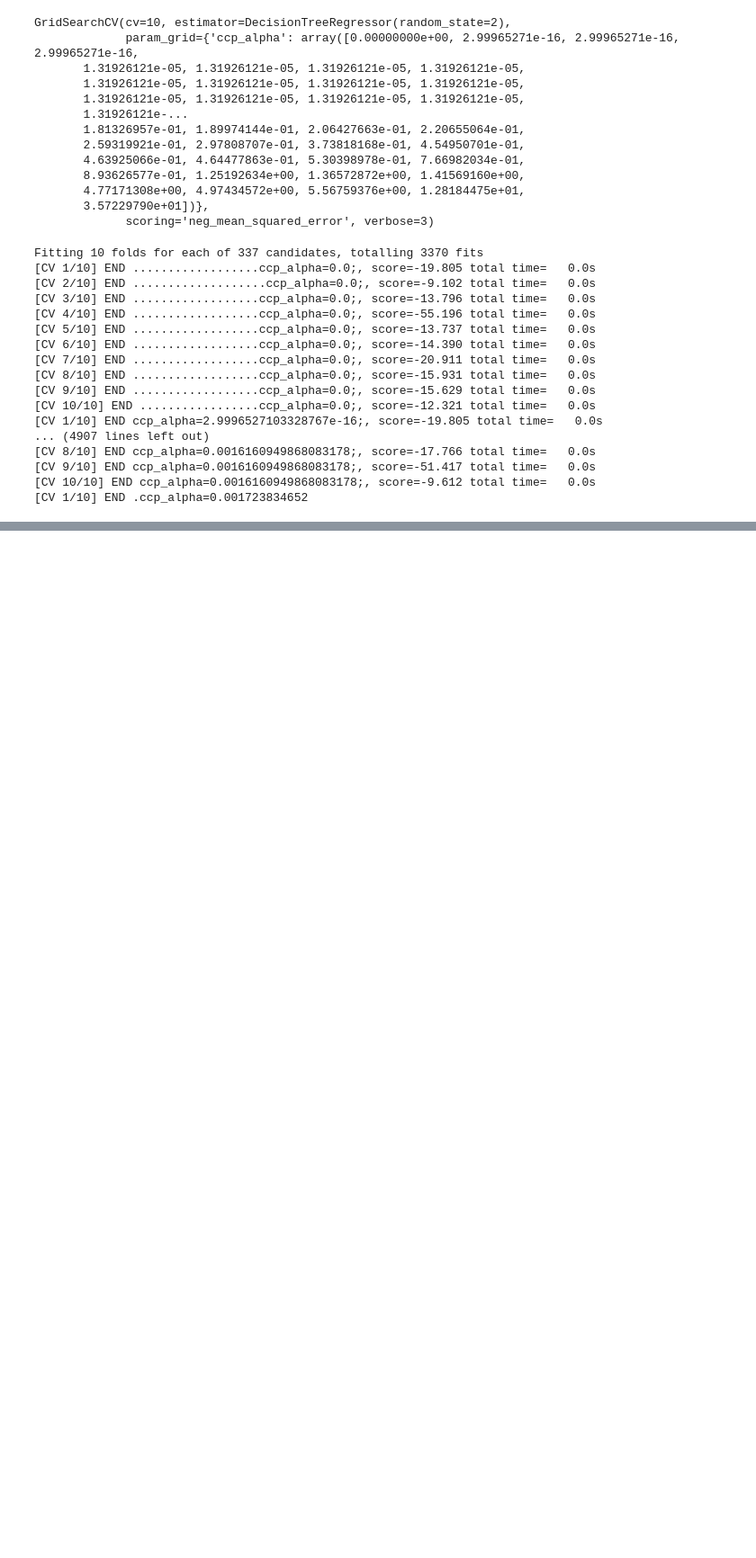
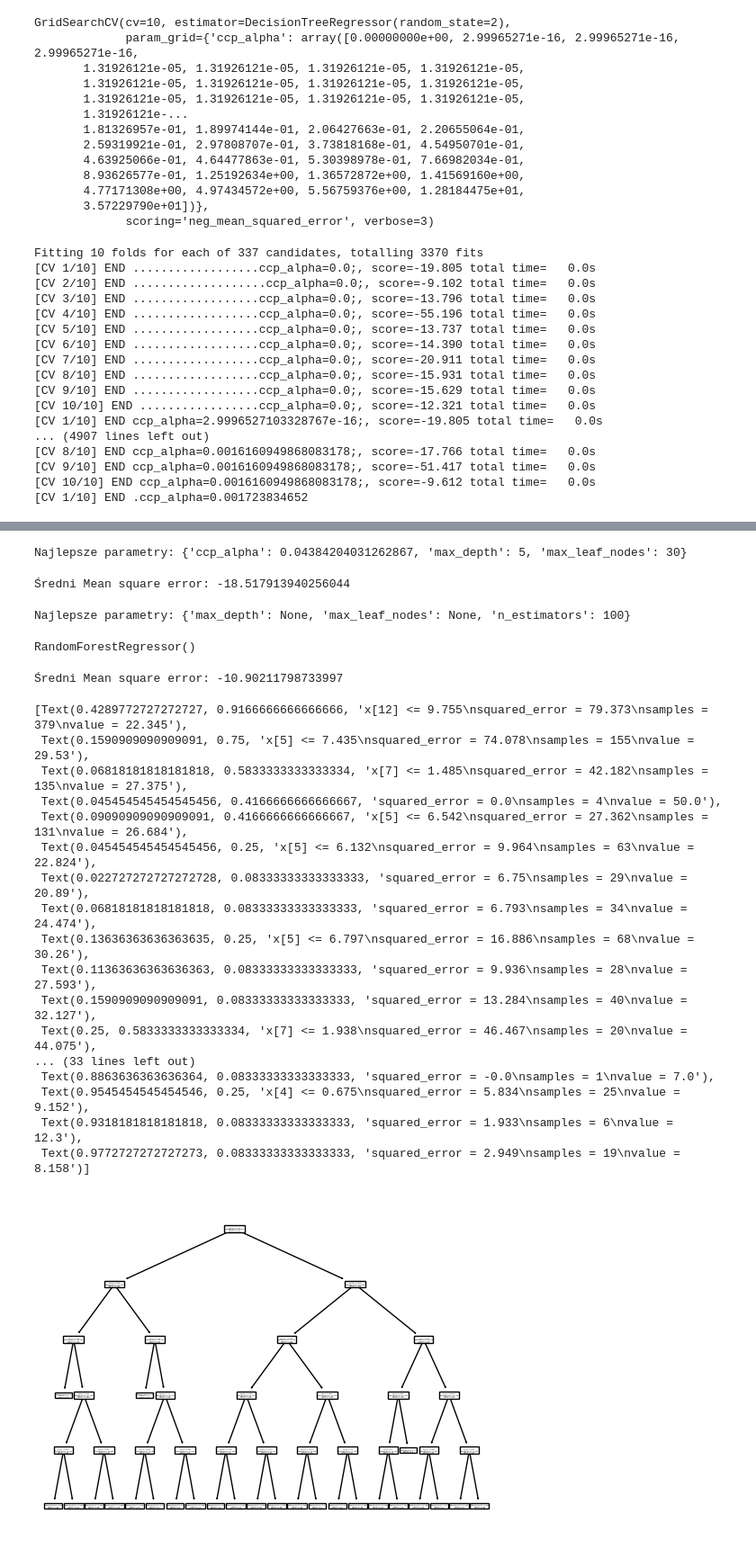
Before and after one commit to MichalBrodackiPJA/Eksploracja-i-Wizualizacja-Danych, a Jupyter notebook: Ćwiczenia 5/Lab - Drzewa.ipynb, the cells around one changed output, grey strips where cells are left out. Shown at 90% size. Cells and saved outputs as stored; diff of their text form; code cells hidden in the pictures; blank space fills up the shorter version.

```diff
--- a/Ćwiczenia 5/Lab - Drzewa.ipynb
+++ b/Ćwiczenia 5/Lab - Drzewa.ipynb
@@ -336,0 +415,71 @@ print("Ilość liści dla początkowego drzewa to", Tree.get_n_leaves())
+# %%
+# Ustawienie zakresu ccp_alpha w parametrze siatki
+param_grid = {
+    'ccp_alpha': ccp_alphas,
+    'max_depth': [None, 5, 10, 15],  # dostosuj zakres wartości
+    'max_leaf_nodes': [None, 10, 20, 30]  # dostosuj zakres wartości
+}
+
+# Przeprowadzenie przeszukiwania siatki
+GridTree = GridSearchCV(Tree, param_grid, cv=5, scoring='neg_mean_squared_error', refit=True) #10 to za długo
+GridTree.fit(X_train, y_train)
+
+# Wydrukowanie najlepszych parametrów
+print("Najlepsze parametry:", GridTree.best_params_)
+# %% [output]
+Najlepsze parametry: {'ccp_alpha': 0.04384204031262867, 'max_depth': 5, 'max_leaf_nodes': 30}
+# %%
+BestTree = DecisionTreeRegressor(ccp_alpha=0.043842, max_depth=5, max_leaf_nodes=30)
+BestTree.fit(X_train,y_train)
+
+precision_scores = cross_val_score(Tree, X_train, y_train, cv=10,scoring='neg_mean_squared_error')
+print("Średni Mean square error:", precision_scores.mean()) #???
+# %% [output]
+Średni Mean square error: -18.517913940256044
+# %%
+# Ustawienie zakresu ccp_alpha w parametrze siatki
+param_grid = {
+    'n_estimators': [10, 50, 100],  # dostosuj zakres wartości
+    'max_depth': [None, 3, 6, 9],  # dostosuj zakres wartości
+    'max_leaf_nodes': [None, 5, 10, 15]  # dostosuj zakres wartości
+}
+
+# Przeprowadzenie przeszukiwania siatki
+clf = GridSearchCV(RandomForestRegressor(), param_grid, cv=4, scoring='neg_mean_squared_error', refit=True)
+clf.fit(X_train, y_train)
+
+# Wydrukowanie najlepszych parametrów
+print("Najlepsze parametry:", clf.best_params_)
+# %% [output]
+Najlepsze parametry: {'max_depth': None, 'max_leaf_nodes': None, 'n_estimators': 100}
+# %%
+BestForest = RandomForestRegressor(max_depth=None, max_leaf_nodes=None, n_estimators=100)
+BestForest.fit(X_train,y_train)
+# %% [output]
+RandomForestRegressor()
+# %%
+precision_scores = cross_val_score(BestForest, X_train, y_train, cv=10,scoring='neg_mean_squared_error')
+print("Średni Mean square error:", precision_scores.mean())
+# %% [output]
+Średni Mean square error: -10.90211798733997
+# %%
+plot_tree(BestTree)
+# %% [output]
+[Text(0.4289772727272727, 0.9166666666666666, 'x[12] <= 9.755\nsquared_error = 79.373\nsamples = 379\nvalue = 22.345'),
+ Text(0.1590909090909091, 0.75, 'x[5] <= 7.435\nsquared_error = 74.078\nsamples = 155\nvalue = 29.53'),
+ Text(0.06818181818181818, 0.5833333333333334, 'x[7] <= 1.485\nsquared_error = 42.182\nsamples = 135\nvalue = 27.375'),
+ Text(0.045454545454545456, 0.4166666666666667, 'squared_error = 0.0\nsamples = 4\nvalue = 50.0'),
+ Text(0.09090909090909091, 0.4166666666666667, 'x[5] <= 6.542\nsquared_error = 27.362\nsamples = 131\nvalue = 26.684'),
+ Text(0.045454545454545456, 0.25, 'x[5] <= 6.132\nsquared_error = 9.964\nsamples = 63\nvalue = 22.824'),
+ Text(0.022727272727272728, 0.08333333333333333, 'squared_error = 6.75\nsamples = 29\nvalue = 20.89'),
+ Text(0.06818181818181818, 0.08333333333333333, 'squared_error = 6.793\nsamples = 34\nvalue = 24.474'),
+ Text(0.13636363636363635, 0.25, 'x[5] <= 6.797\nsquared_error = 16.886\nsamples = 68\nvalue = 30.26'),
+ Text(0.11363636363636363, 0.08333333333333333, 'squared_error = 9.936\nsamples = 28\nvalue = 27.593'),
+ Text(0.1590909090909091, 0.08333333333333333, 'squared_error = 13.284\nsamples = 40\nvalue = 32.127'),
+ Text(0.25, 0.5833333333333334, 'x[7] <= 1.938\nsquared_error = 46.467\nsamples = 20\nvalue = 44.075'),
+... (33 lines left out)
+ Text(0.8863636363636364, 0.08333333333333333, 'squared_error = -0.0\nsamples = 1\nvalue = 7.0'),
+ Text(0.9545454545454546, 0.25, 'x[4] <= 0.675\nsquared_error = 5.834\nsamples = 25\nvalue = 9.152'),
+ Text(0.9318181818181818, 0.08333333333333333, 'squared_error = 1.933\nsamples = 6\nvalue = 12.3'),
+ Text(0.9772727272727273, 0.08333333333333333, 'squared_error = 2.949\nsamples = 19\nvalue = 8.158')]
+[figure, added]
```
Also changed, not shown: parts of 11 cells of this notebook.
